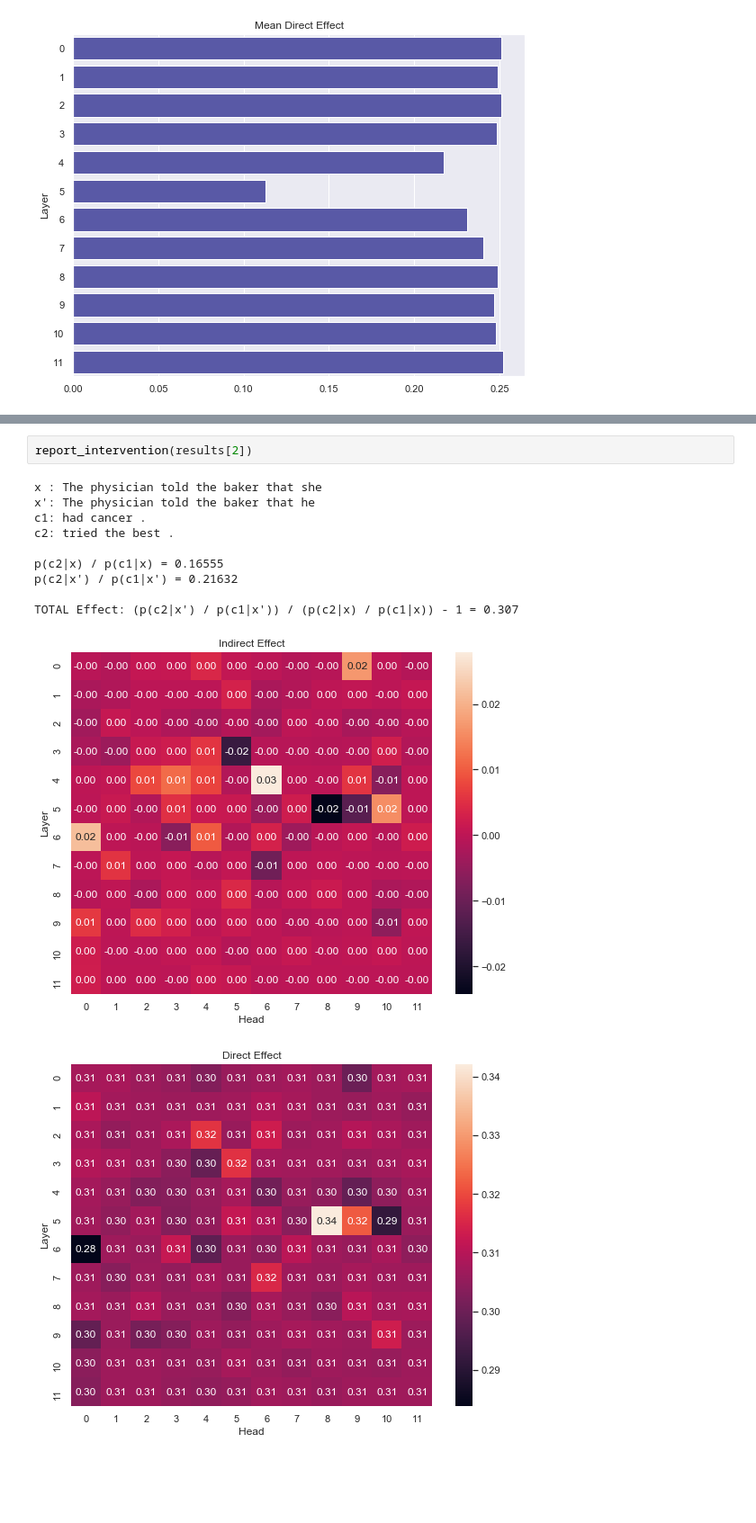
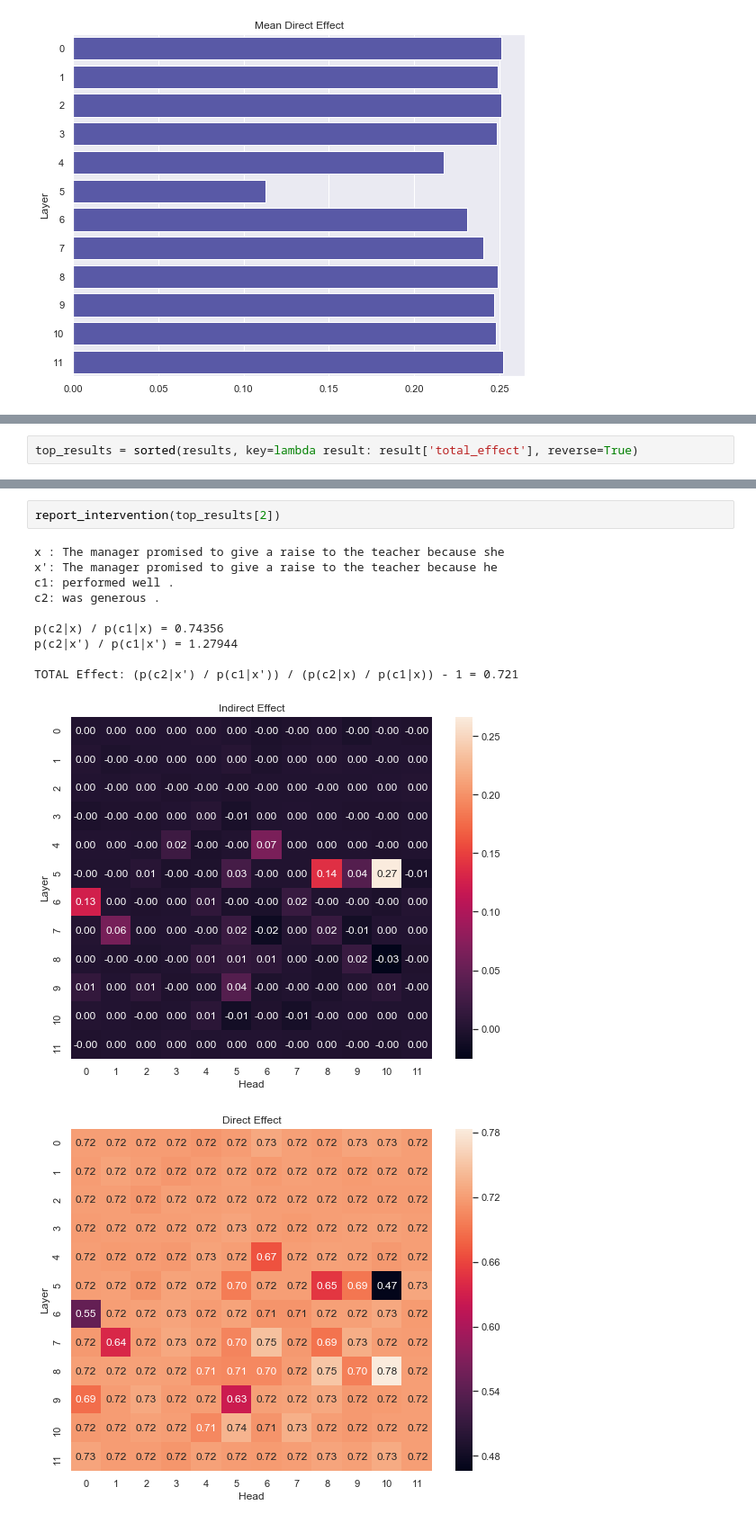
Before and after one commit to mattf1n/lm-intervention, a Jupyter notebook: winobias_attn_intervention_filtered.ipynb, the cells around one changed output, grey strips where cells are left out. Shown: that part at 90% size. Drawn from its saved outputs; the diff is of its cells as text; blank space fills up the shorter version.

```diff
--- a/winobias_attn_intervention_filtered.ipynb
+++ b/winobias_attn_intervention_filtered.ipynb
@@ -79 +79,3 @@ Mean total effect: 0.25
+# %%
+top_results = sorted(results, key=lambda result: result['total_effect'], reverse=True)
 # %%
@@ -107,15 +109,15 @@ TOTAL Effect: (p(c2|x') / p(c1|x')) / (p(c2|x) / p(c1|x)) - 1 = 0.202
 # %%
-report_intervention(results[2])
+report_intervention(top_results[2])
 # %% [output]
-x : The physician told the baker that she
-x': The physician told the baker that he
-c1: had cancer .
-c2: tried the best .
+x : The manager promised to give a raise to the teacher because she
+x': The manager promised to give a raise to the teacher because he
+c1: performed well .
+c2: was generous .
 
-p(c2|x) / p(c1|x) = 0.16555
-p(c2|x') / p(c1|x') = 0.21632
+p(c2|x) / p(c1|x) = 0.74356
+p(c2|x') / p(c1|x') = 1.27944
 
-TOTAL Effect: (p(c2|x') / p(c1|x')) / (p(c2|x) / p(c1|x)) - 1 = 0.307
+TOTAL Effect: (p(c2|x') / p(c1|x')) / (p(c2|x) / p(c1|x)) - 1 = 0.721
-[figure, old version]
+[figure, new version]
-[figure, old version]
+[figure, new version]
 # %%
```
Also changed, not shown: parts of 5 cells of this notebook.
